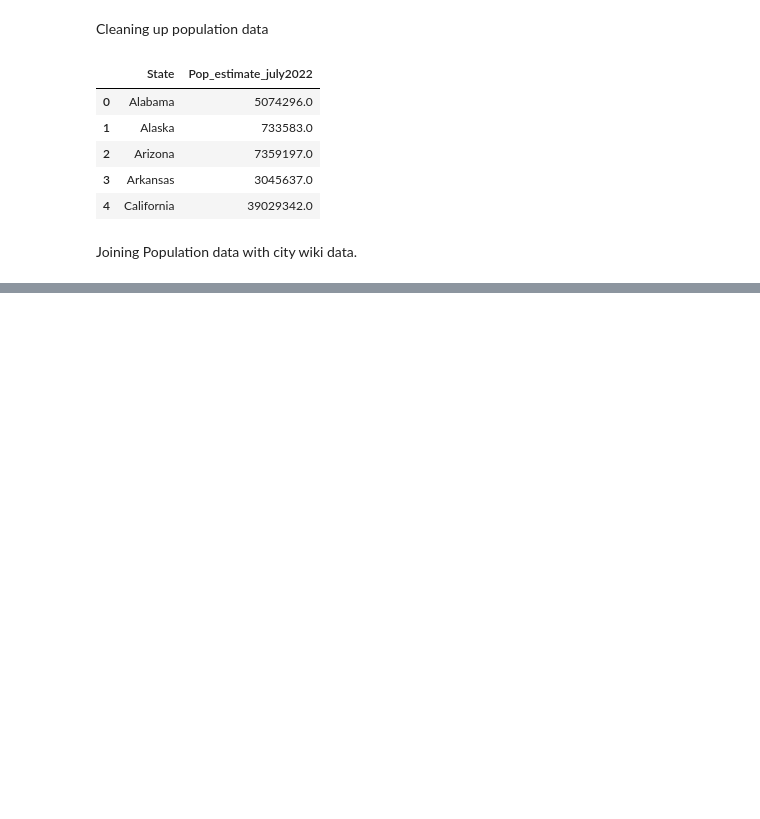
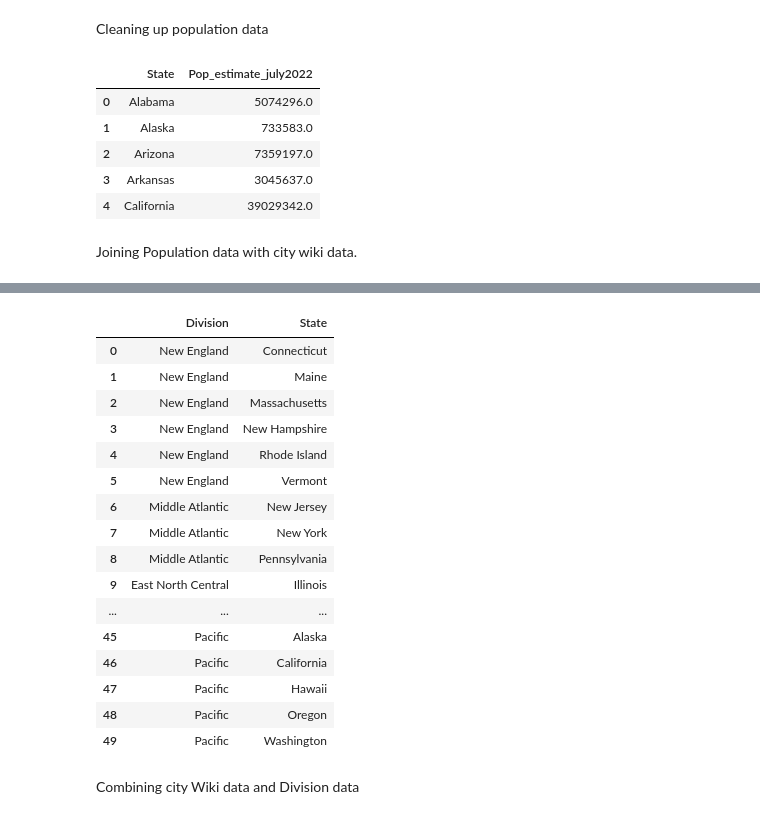
Before and after one commit to SayaniBoral/Human-Centered-Data-Science, a Jupyter notebook: data-512-homework_2/notebooks/analyzing_bias_in_Wiki_ORES_scoring.ipynb, the cells around one changed output, grey strips where cells are left out. Cells and saved outputs as stored; diff of their text form; code cells hidden in the pictures; blank space fills up the shorter version.

```diff
--- a/data-512-homework_2/notebooks/analyzing_bias_in_Wiki_ORES_scoring.ipynb
+++ b/data-512-homework_2/notebooks/analyzing_bias_in_Wiki_ORES_scoring.ipynb
@@ -530,0 +539,5 @@ Next we will merge Division data from Region into the city wiki dataframe
+# %%
+with open('/Users/sayo/Documents/Projects/Home-Projects/Human-Centered-Data-Science/data-512-homework_2/staging_outputs/region_df.json', "r") as read_content:
+    region_data_json=json.load(read_content)
+
+region_data_json
@@ -530,0 +562,40 @@ Next we will merge Division data from Region into the city wiki dataframe
+# %%
+region_data=[]
+for division, states in region_data_json["Northeast"].items():
+    for state in states:
+       region_data.append({"Division": division, "State": state})
+
+for division, states in region_data_json["Midwest"].items():
+    for state in states:
+        region_data.append({"Division": division, "State": state})
+
+for division, states in region_data_json["South"].items():
+    for state in states:
+       region_data.append({"Division": division, "State": state})
+
+for division, states in region_data_json["West"].items():
+    for state in states:
+       region_data.append({"Division": division, "State": state})
+
+region_data_df=pd.DataFrame(region_data)
+region_data_df
+# %% [output]
+|  | Division | State |
+| 0 | New England | Connecticut |
+| 1 | New England | Maine |
+| 2 | New England | Massachusetts |
+| 3 | New England | New Hampshire |
+| 4 | New England | Rhode Island |
+| 5 | New England | Vermont |
+| 6 | Middle Atlantic | New Jersey |
+| 7 | Middle Atlantic | New York |
+| 8 | Middle Atlantic | Pennsylvania |
+| 9 | East North Central | Illinois |
+| ... | ... | ... |
+| 45 | Pacific | Alaska |
+| 46 | Pacific | California |
+| 47 | Pacific | Hawaii |
+| 48 | Pacific | Oregon |
+| 49 | Pacific | Washington |
+# %% [markdown]
+Combining city Wiki data and Division data
```
Also changed, not shown: parts of 13 cells of this notebook, 2 other files.
